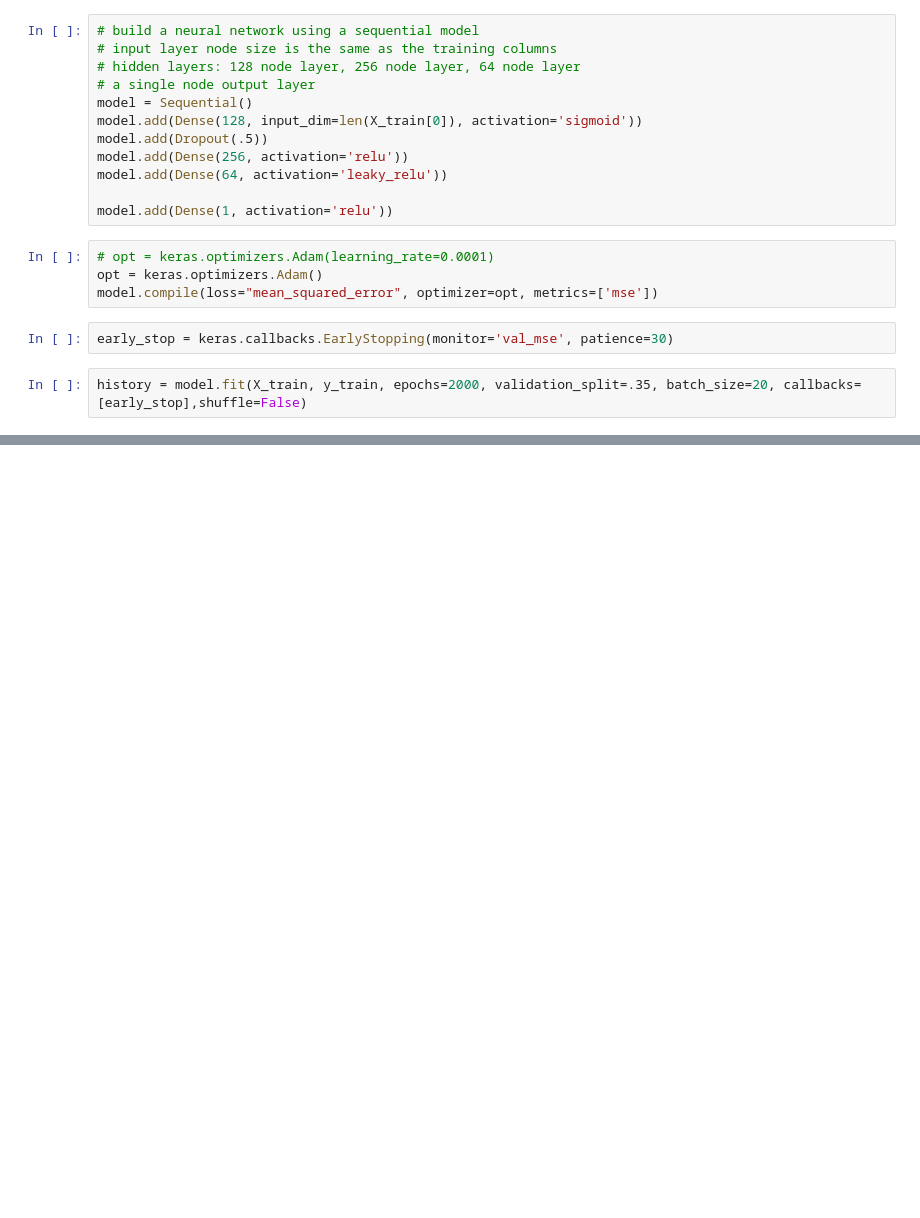
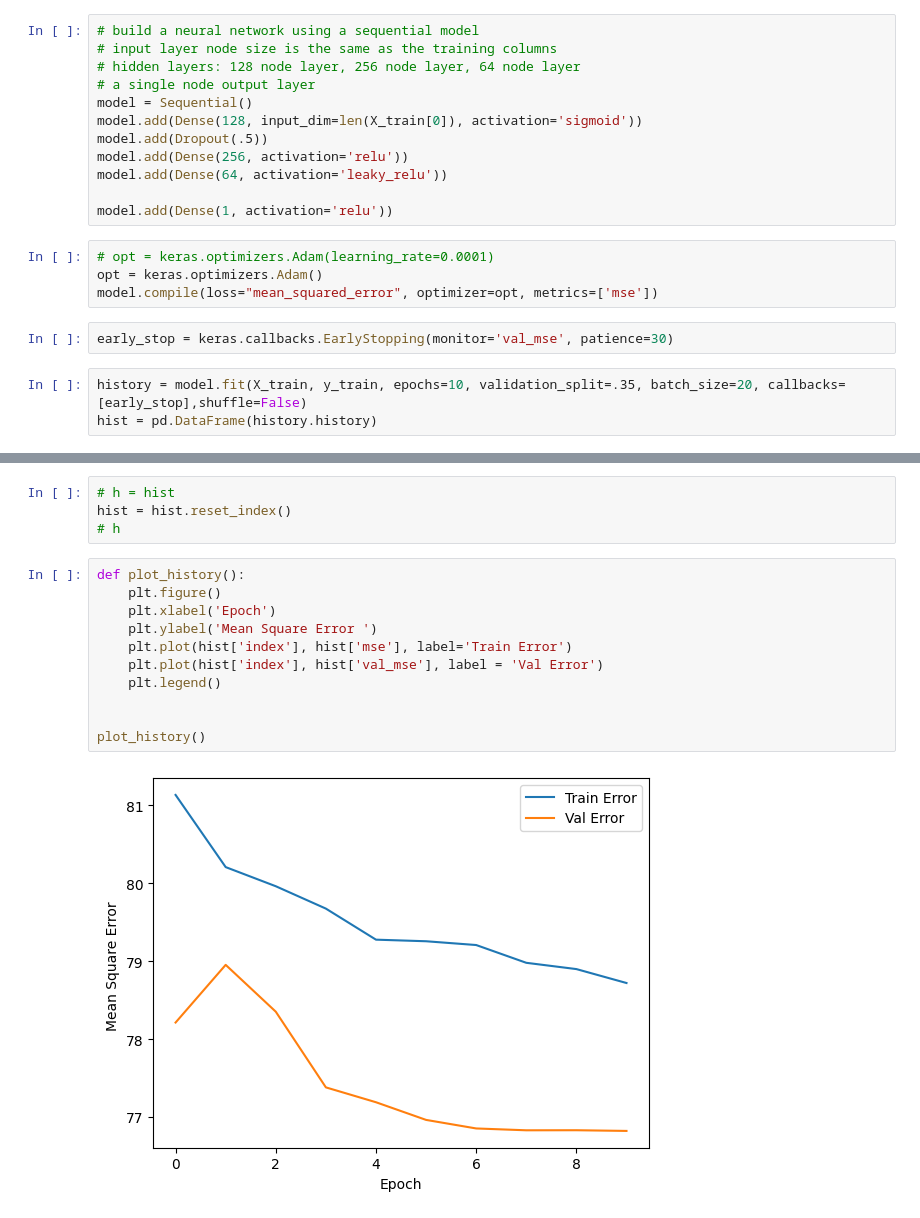
Before and after one commit to jrfanfan/Android_temp_con, a Jupyter notebook: notebooks/starter_bikes.ipynb, the cells around one changed output, grey strips where cells are left out. Drawn from its saved outputs; the diff is of its cells as text; blank space fills up the shorter version.

```diff
--- a/notebooks/starter_bikes.ipynb
+++ b/notebooks/starter_bikes.ipynb
@@ -71,5 +86,6 @@ model.compile(loss="mean_squared_error", optimizer=opt, metrics=['mse'])
 # %%
 early_stop = keras.callbacks.EarlyStopping(monitor='val_mse', patience=30)
 # %%
-history = model.fit(X_train, y_train, epochs=2000, validation_split=.35, batch_size=20, callbacks=[early_stop],shuffle=False)
+history = model.fit(X_train, y_train, epochs=10, validation_split=.35, batch_size=20, callbacks=[early_stop],shuffle=False)
+hist = pd.DataFrame(history.history)
 # %% [output]
@@ -93,0 +112,17 @@ KeyboardInterrupt:
+# %%
+# h = hist
+hist = hist.reset_index()
+# h
+# %%
+def plot_history():
+    plt.figure()
+    plt.xlabel('Epoch')
+    plt.ylabel('Mean Square Error ')
+    plt.plot(hist['index'], hist['mse'], label='Train Error')
+    plt.plot(hist['index'], hist['val_mse'], label = 'Val Error')
+    plt.legend()
+
+
+plot_history()
+# %% [output]
+[figure, added]
```
Also changed, not shown: parts of 10 cells of this notebook.
